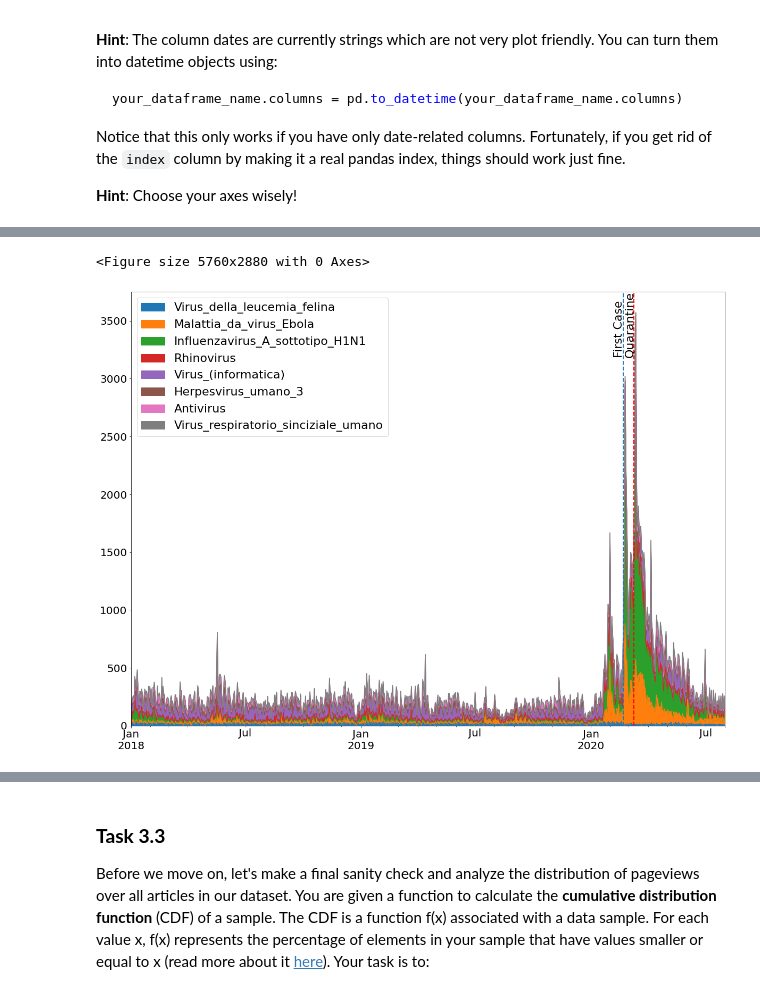
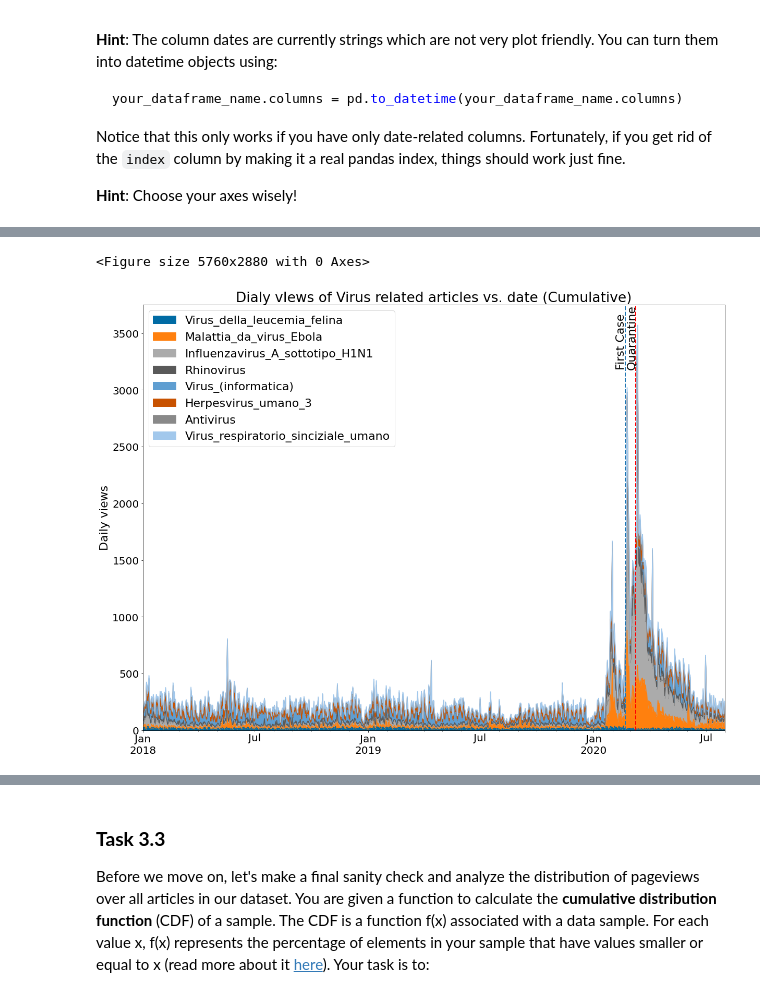
Before and after one commit to alec-flowers/ada-2020-homework1-pandas-pied, a Jupyter notebook: 01 - Pandas Data Wrangling and Data Viz/hw1.ipynb, the cells around one changed output, grey strips where cells are left out. Saved outputs shown, nothing was run; the diff lists cells and outputs as text; code cells hidden in the pictures.

```diff
--- a/01 - Pandas Data Wrangling and Data Viz/hw1.ipynb
+++ b/01 - Pandas Data Wrangling and Data Viz/hw1.ipynb
@@ -127,6 +127,9 @@ This time you can safely ignore them (but in the real world you must try to unde
 import numpy as np
 import pandas as pd
 import pickle
+import matplotlib.pyplot as plt # needed for plotting
+import seaborn as sns
+import datetime # needed for handling the date objects
 
 
 ### ~ 1.1
@@ -136,8 +139,9 @@ DATA_FOLDER = 'data/'
 VIEW_DATASET = DATA_FOLDER+"articles.tsv.gz"
 TOPIC_DATASET = DATA_FOLDER+"topics.jsonl.gz"
 MAP_DATASET = DATA_FOLDER+"mapping.pickle"
-
-view_data = pd.read_csv(VIEW_DATASET, delimiter="\t")
+# In case that the database is not touched it is necessary to have error_bad_lines =False
+# I have to revert the data into original format and then make sure that this option is necessary
+view_data = pd.read_csv(VIEW_DATASET, delimiter="\t", error_bad_lines =False)
 topic_data = pd.read_json(TOPIC_DATASET, lines=True)
 mapping_data = pd.read_pickle(MAP_DATASET)
 # %% [markdown]
@@ -163,4 +167,6 @@ After understanding what they are, your task is now to filter these lines using
 ### ~ 2.1
 ### Your code here! ###
 # We should select the rows which do not start with the str "Discussione"
-view_article_data = view_data[~view_data['index'].str.startswith("Discussione")]
+print(f'Before dropping:{view_data.iloc[181,:]}') # printing a Disussione row
+view_article_data = view_data[~view_data['index'].str.startswith("Discussione:")]
+print(f'After dropping:{view_article_data.iloc[1,:181]}') # printing the same line after dropping the Discussione rows
@@ -303,18 +302,19 @@ virus_article_view_T.rename(columns=virus_article_view_T.iloc[0], inplace=True)
 virus_article_view_T.drop(['index'], inplace=True)
 virus_article_view_T.index = pd.to_datetime(virus_article_view_T.index)
 # %%
-import matplotlib.pyplot as plt
-import seaborn as sns
-import datetime
+#plot:
+# The color map defined to avoid any difficulty for colorblind audience
+CB_color_cycle =['#006BA4', '#FF800E', '#ABABAB',
+                 '#595959', '#5F9ED1', '#C85200',
+                 '#898989', '#A2C8EC', '#FFBC79']
 plt.rcParams.update({'font.size': 22})
-
 plt.figure(figsize=(80,40))
-### ~ 3.2.2
-### Your code here! ###
 labels = virus_article_view['index']
-virus_article_view_T.plot.area(figsize=(20,15), fontsize=20)
+virus_article_view_T.plot.area(figsize=(20,15), fontsize=20, color=CB_color_cycle)
 plt.axvline(x=datetime.datetime(2020,3,9), ymin=0,ymax=1, ls='--', lw=2, color='red')
 plt.text(datetime.datetime(2020,3,9)-datetime.timedelta(days=15),3200,'Quarantine',rotation=90)
 plt.axvline(x=datetime.datetime(2020,2,21), ymin=0,ymax=1, ls='--', lw=2)
 plt.text(datetime.datetime(2020,2,21)-datetime.timedelta(days=15),3200,'First Case',rotation=90)
+plt.ylabel("Daily views")
+plt.title("Dialy vIews of Virus related articles vs. date (Cumulative)")
 # %% [output]
@@ -322,3 +322,3 @@ Text(2020-02-06 00:00:00, 3200, 'First Case')
 <Figure size 5760x2880 with 0 Axes>
-[figure, old version]
+[figure, new version]
 # %%
```
Also changed, not shown: parts of 35 cells of this notebook.
